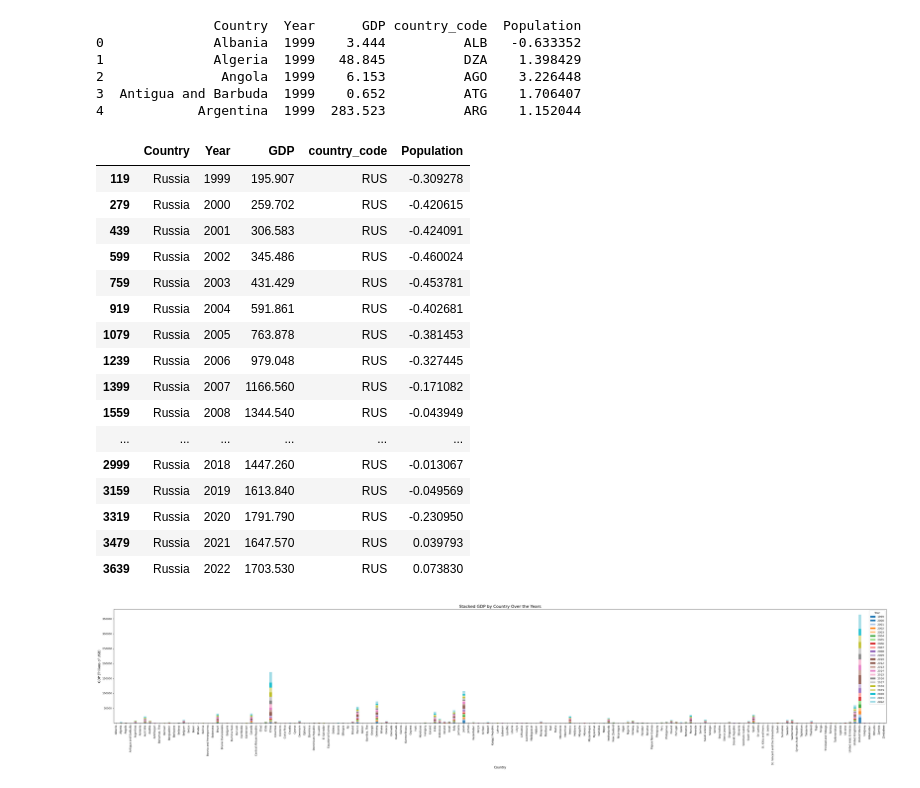
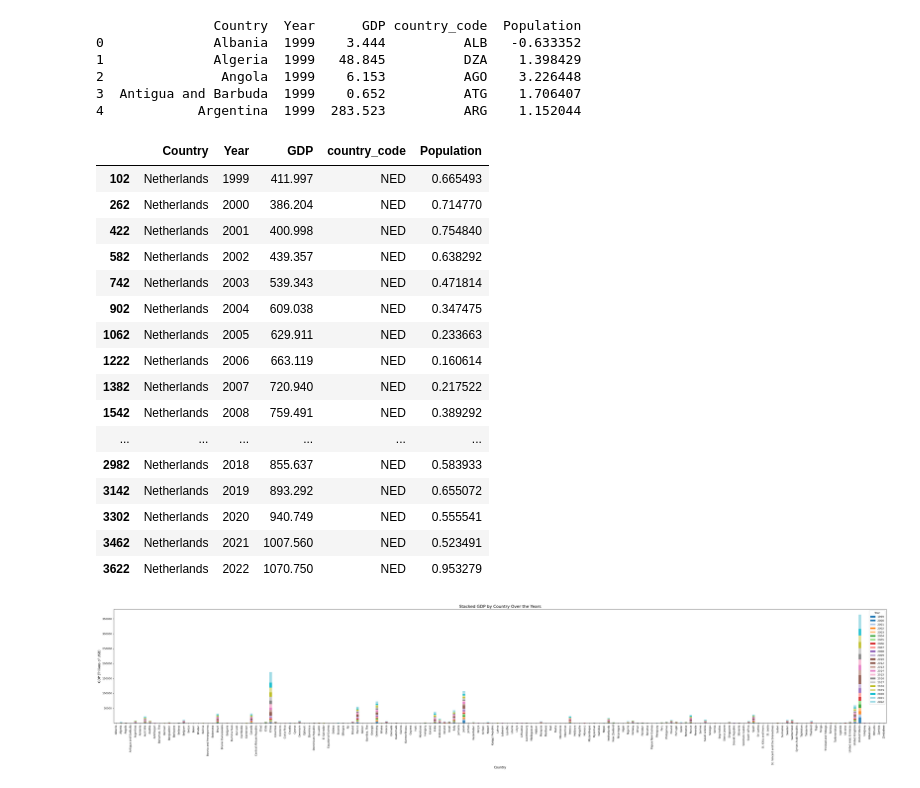
Before and after one commit to fabiohj7/DSA2-Final_Project, a Jupyter notebook: in_testing.ipynb, the cells around one changed output. Saved outputs shown, nothing was run; the diff lists cells and outputs as text; code cells hidden in the pictures.

```diff
--- a/in_testing.ipynb
+++ b/in_testing.ipynb
@@ -49,26 +49,28 @@ print(combined_df.head())
 2               Angola  1999    6.153          AGO    3.226448
 3  Antigua and Barbuda  1999    0.652          ATG    1.706407
 4            Argentina  1999  283.523          ARG    1.152044
+# %%
+combined_df.loc[combined_df['Country'] == 'Netherlands', 'country_code']='NED'
 # %%
-combined_df[combined_df['Country'] == 'Russia']
+combined_df[combined_df['Country'] == 'Netherlands']
 # %% [output]
 |  | Country | Year | GDP | country_code | Population |
-| 119 | Russia | 1999 | 195.907 | RUS | -0.309278 |
-| 279 | Russia | 2000 | 259.702 | RUS | -0.420615 |
-| 439 | Russia | 2001 | 306.583 | RUS | -0.424091 |
-| 599 | Russia | 2002 | 345.486 | RUS | -0.460024 |
-| 759 | Russia | 2003 | 431.429 | RUS | -0.453781 |
-| 919 | Russia | 2004 | 591.861 | RUS | -0.402681 |
-| 1079 | Russia | 2005 | 763.878 | RUS | -0.381453 |
-| 1239 | Russia | 2006 | 979.048 | RUS | -0.327445 |
-| 1399 | Russia | 2007 | 1166.560 | RUS | -0.171082 |
-| 1559 | Russia | 2008 | 1344.540 | RUS | -0.043949 |
+| 102 | Netherlands | 1999 | 411.997 | NED | 0.665493 |
+| 262 | Netherlands | 2000 | 386.204 | NED | 0.714770 |
+| 422 | Netherlands | 2001 | 400.998 | NED | 0.754840 |
+| 582 | Netherlands | 2002 | 439.357 | NED | 0.638292 |
+| 742 | Netherlands | 2003 | 539.343 | NED | 0.471814 |
+| 902 | Netherlands | 2004 | 609.038 | NED | 0.347475 |
+| 1062 | Netherlands | 2005 | 629.911 | NED | 0.233663 |
+| 1222 | Netherlands | 2006 | 663.119 | NED | 0.160614 |
+| 1382 | Netherlands | 2007 | 720.940 | NED | 0.217522 |
+| 1542 | Netherlands | 2008 | 759.491 | NED | 0.389292 |
 | ... | ... | ... | ... | ... | ... |
-| 2999 | Russia | 2018 | 1447.260 | RUS | -0.013067 |
-| 3159 | Russia | 2019 | 1613.840 | RUS | -0.049569 |
-| 3319 | Russia | 2020 | 1791.790 | RUS | -0.230950 |
-| 3479 | Russia | 2021 | 1647.570 | RUS | 0.039793 |
-| 3639 | Russia | 2022 | 1703.530 | RUS | 0.073830 |
+| 2982 | Netherlands | 2018 | 855.637 | NED | 0.583933 |
+| 3142 | Netherlands | 2019 | 893.292 | NED | 0.655072 |
+| 3302 | Netherlands | 2020 | 940.749 | NED | 0.555541 |
+| 3462 | Netherlands | 2021 | 1007.560 | NED | 0.523491 |
+| 3622 | Netherlands | 2022 | 1070.750 | NED | 0.953279 |
 # %%
 # Import necessary libraries
 import pandas as pd
```
Also changed, not shown: parts of 43 cells of this notebook.
